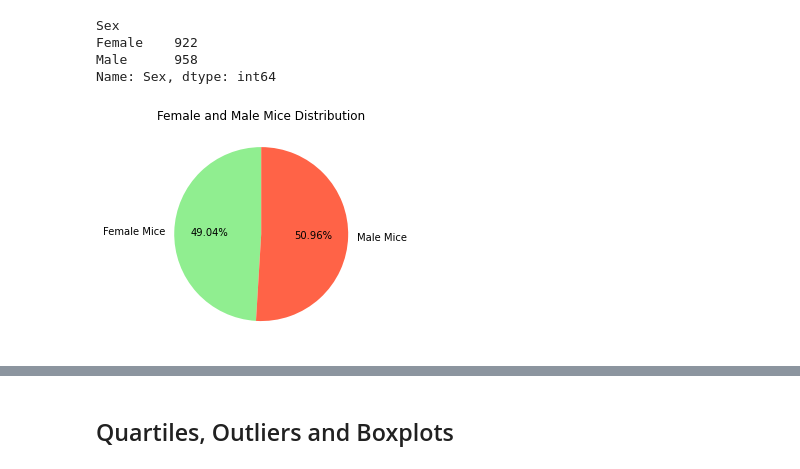
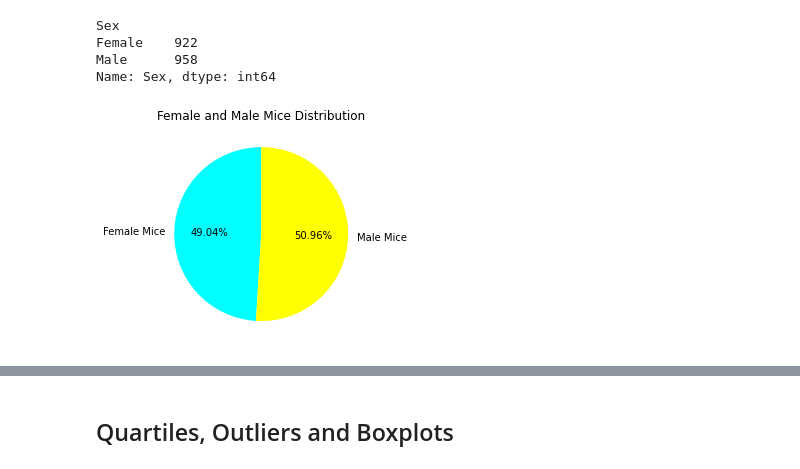
Before and after one commit to IrinaUX/MatPlotLib_hw, a Jupyter notebook: pymaceuticals_starter-Copy4b.ipynb, the cells around one changed output, grey strips where cells are left out. Cells and saved outputs as stored; diff of their text form; code cells hidden in the pictures.

```diff
--- a/pymaceuticals_starter-Copy4b.ipynb
+++ b/pymaceuticals_starter-Copy4b.ipynb
@@ -360,13 +360,13 @@ Name: Sex, dtype: int64
 # %%
 labels = ["Female Mice", "Male Mice"]
 sizes = [gender_mice_filtered.count()]
-colors = ['lightgreen', 'tomato']
+colors = ['cyan', 'yellow']
 plt.pie(sizes, labels=labels, autopct="%.2f%%", startangle=90, colors=colors)
 plt.title("Female and Male Mice Distribution")
 plt.savefig("Female and Male Mice Distribution")
 plt.show()
 # %% [output]
-[figure, old version]
+[figure, new version]
 # %%
 # Plot Mice Sex distribution using PyPlot.plot() method:
 #gender_df_plot_pie = clean_df[['Mouse ID','Sex']]
```
Also changed, not shown: parts of 6 cells of this notebook, 1 other file.
